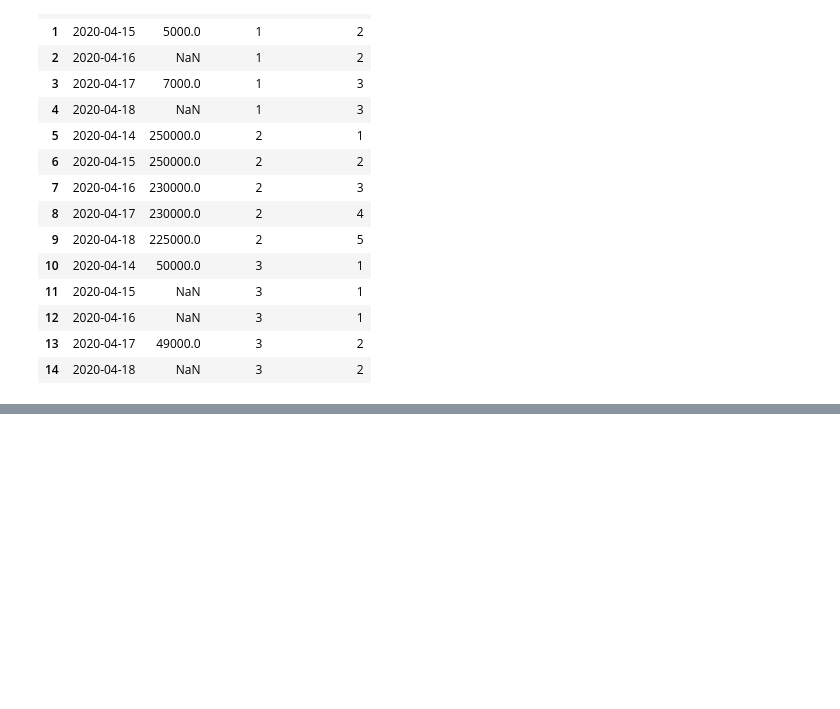
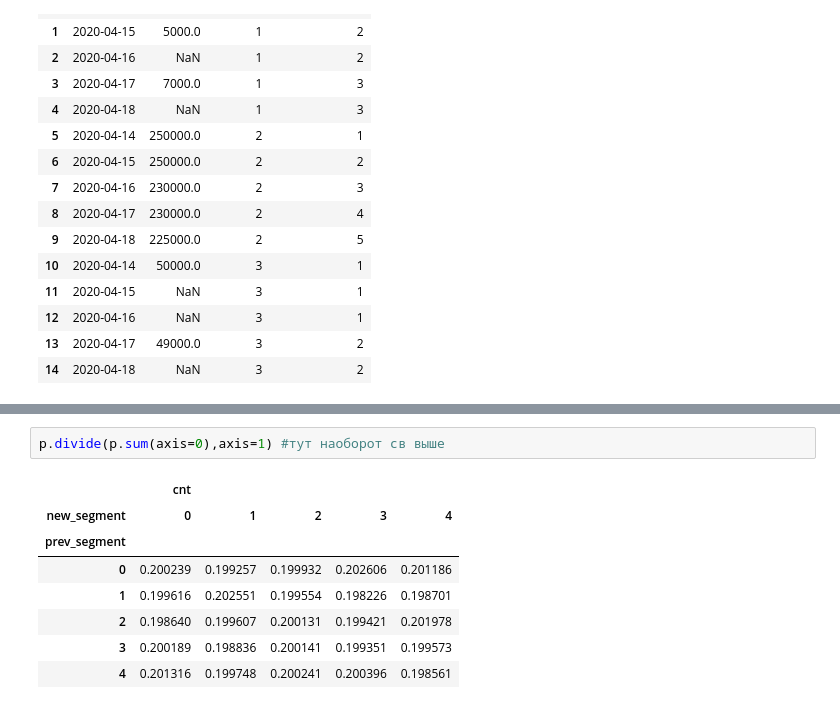
Before and after one commit to SergeyB81/Portfolio-DS, a Jupyter notebook: Тестовое CG/Bank-62-68/bank_ds_trainee_test_case.ipynb, the cells around one changed output, grey strips where cells are left out. Drawn from its saved outputs; the diff is of its cells as text; blank space fills up the shorter version.

```diff
--- a/Тестовое CG/Bank-62-68/bank_ds_trainee_test_case.ipynb
+++ b/Тестовое CG/Bank-62-68/bank_ds_trainee_test_case.ipynb
@@ -839,0 +957,11 @@ select(sql)
+# %%
+p.divide(p.sum(axis=0),axis=1) #тут наоборот св выше
+# %% [output]
+|  | cnt |  |  |  |  |
+| new_segment | 0 | 1 | 2 | 3 | 4 |
+| prev_segment |  |  |  |  |  |
+| 0 | 0.200239 | 0.199257 | 0.199932 | 0.202606 | 0.201186 |
+| 1 | 0.199616 | 0.202551 | 0.199554 | 0.198226 | 0.198701 |
+| 2 | 0.198640 | 0.199607 | 0.200131 | 0.199421 | 0.201978 |
+| 3 | 0.200189 | 0.198836 | 0.200141 | 0.199351 | 0.199573 |
+| 4 | 0.201316 | 0.199748 | 0.200241 | 0.200396 | 0.198561 |
```
Also changed, not shown: parts of 37 cells of this notebook.
